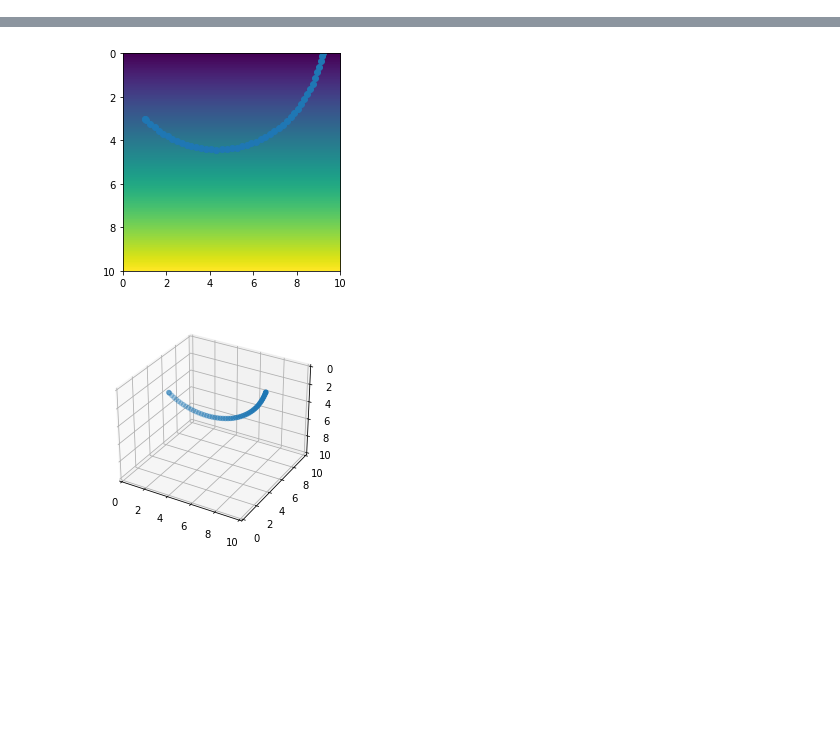
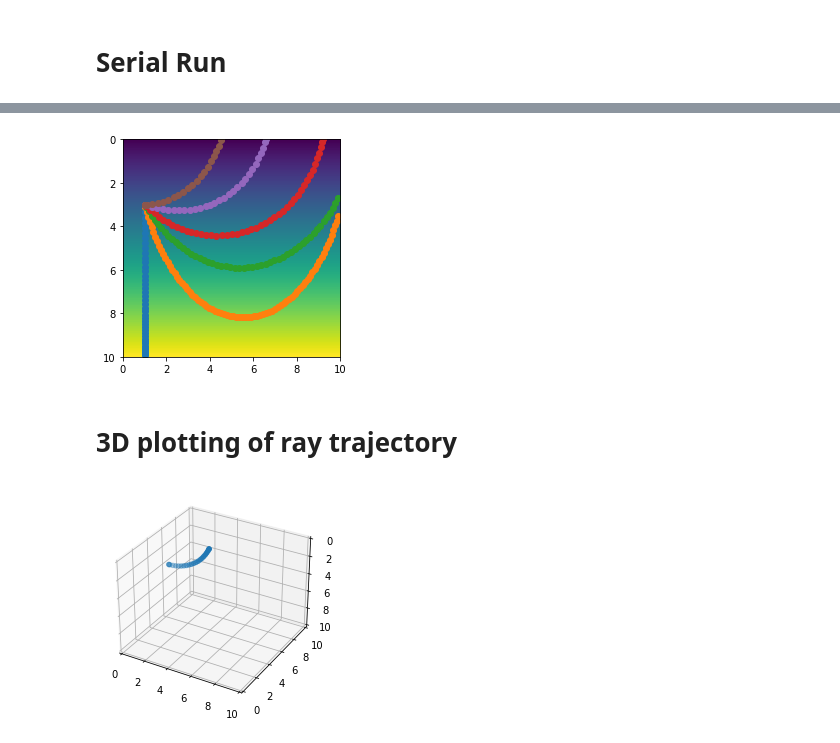
Before and after one commit to dimitri-voytan/raytrace3dpy, a Jupyter notebook: tutorial.ipynb, the cells around one changed output, grey strips where cells are left out. Saved outputs shown, nothing was run; the diff lists cells and outputs as text; code cells hidden in the pictures; blank space fills up the shorter version.

Commit message:
Support for multiple rays and parallelization

```diff
--- a/tutorial.ipynb
+++ b/tutorial.ipynb
@@ -6,7 +6,7 @@ import numpy as np
 import matplotlib.pyplot as plt
 from raytrace3D import OnePointTrace3D
 # %%
-takeoff_angle = (45, 0) #inclination, azimuth
+takeoff_angles = [(0, 0), (15, 0), (30, 0), (45, 0), (70, 0), (90,0)] #inclination, azimuth
 lf = 100
 
 dx = 0.10
@@ -20,10 +20,16 @@ z_coords = np.arange(100)*dz
 xx, yy, zz = np.meshgrid(x_coords, y_coords, z_coords)
 velocity = 1.5+1.0*zz
 
-src_coord = (x_coords[10],y_coords[50],z_coords[30])
+x_0 = x_coords[10]
+y_0 = y_coords[50]
+z_0 =  z_coords[30]
 
-tracer = OnePointTrace3D(src_coord=src_coord,
-                         takeoff_angle=takeoff_angle,
+
+src_coord = [(x_0, y_0, z_0), (x_0, y_0, z_0), (x_0, y_0, z_0),
+             (x_0, y_0, z_0), (x_0, y_0, z_0), (x_0, y_0, z_0)]
+
+tracer = OnePointTrace3D(src_coords=src_coord,
+                         takeoff_angles=takeoff_angles,
                          velocity=velocity,
                          x_coords=x_coords,
                          y_coords=y_coords,
@@ -31,0 +40,10 @@ tracer = OnePointTrace3D(src_coord=src_coord,
+# %%
+%%time
+out = tracer.run(max_step=0.25, parallel=True, n_procs=6)
+
+plt.imshow(velocity[:,50,:].T, extent =(0, 10, 10, 0))
+for result in out:
+    out_x = result['y'][0,:]
+    out_y = result['y'][1,:]
+    out_z = result['y'][2,:]
+    plt.scatter(out_x, out_z)
@@ -32,8 +54,14 @@ tracer = OnePointTrace3D(src_coord=src_coord,
+# %% [markdown]
+# Serial Run
 # %%
-out = tracer.run(max_step=0.25)
-out_x = out['y'][0,:]
-out_y = out['y'][1,:]
-out_z = out['y'][2,:]
+%%time
+
+out = tracer.run(max_step=0.25, parallel=False)
+
 plt.imshow(velocity[:,50,:].T, extent =(0, 10, 10, 0))
-plt.scatter(out_x, out_z)
+for result in out:
+    out_x = result['y'][0,:]
+    out_y = result['y'][1,:]
+    out_z = result['y'][2,:]
+    plt.scatter(out_x, out_z)
 # %% [output]
@@ -41,4 +70,6 @@ plt.scatter(out_x, out_z)
-[figure, old version]
+[figure, new version]
+# %% [markdown]
+# 3D plotting of ray trajectory
 # %%
 fig = plt.figure()
 ax = fig.add_subplot(projection='3d')
@@ -49,4 +80,4 @@ ax.set_zlim(0,10)
 ax.set_ylim(0,10)
 ax.invert_zaxis()
 # %% [output]
-[figure, old version]
+[figure, new version]
```
Also changed, not shown: parts of 3 cells of this notebook, 4 other files.
